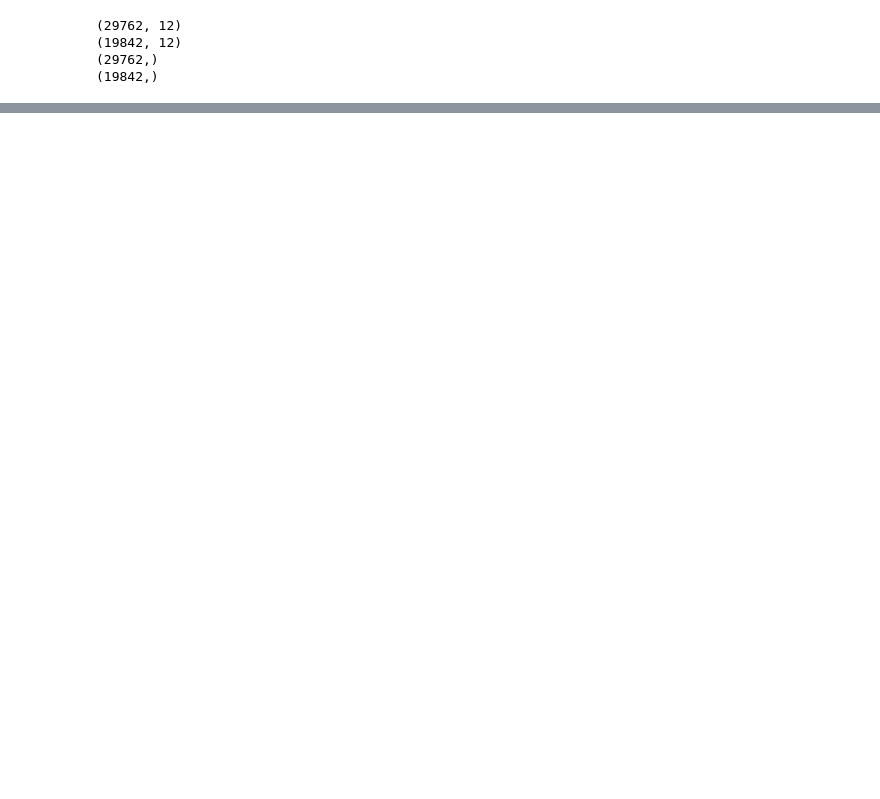
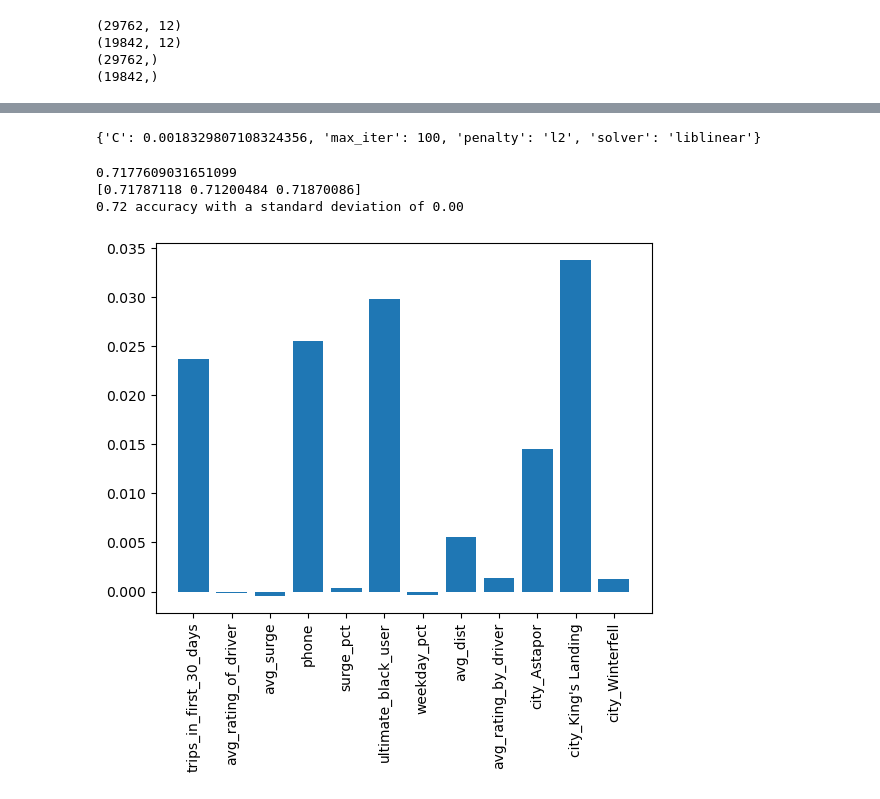
Before and after one commit to kpark11/Springboard, a Jupyter notebook: Take-Home-Challenge-Unit-26/ultimate_challenge/Ultimate-Technologies-Inc/analysis.ipynb, the cells around one changed output, grey strips where cells are left out. Saved outputs shown, nothing was run; the diff lists cells and outputs as text; code cells hidden in the pictures; blank space fills up the shorter version.

```diff
--- a/Take-Home-Challenge-Unit-26/ultimate_challenge/Ultimate-Technologies-Inc/analysis.ipynb
+++ b/Take-Home-Challenge-Unit-26/ultimate_challenge/Ultimate-Technologies-Inc/analysis.ipynb
@@ -505,3 +497,38 @@ print("%0.2f accuracy with a standard deviation of %0.2f" % (scores.mean(), scor
+# %%
+from sklearn.model_selection import GridSearchCV
+
+param_grid = {
+    'C': np.logspace(-4, 4, 20),
+    'solver': ["lbfgs", "liblinear", "newton-cg"],
+    'penalty': ['l2'],
+    'max_iter': [100]
+}
+
+
+GS_LR = GridSearchCV(estimator=LR, param_grid=param_grid,cv=3)
+GS_LR.fit(X, y)
+print(GS_LR.best_params_)
+# %% [output]
+{'C': 0.0018329807108324356, 'max_iter': 100, 'penalty': 'l2', 'solver': 'liblinear'}
+# %%
+LR = LogisticRegression(C=GS_LR.best_params_['C'],max_iter=GS_LR.best_params_['max_iter'],penalty=GS_LR.best_params_['penalty'],solver=GS_LR.best_params_['solver'],random_state=42)
+LR_model = LR.fit(X_train, y_train)
+print(LR_model.score(X_train,y_train))
+scores = cross_val_score(LR, X, y, cv=3)
+print(scores)
+print("%0.2f accuracy with a standard deviation of %0.2f" % (scores.mean(), scores.std()))
+# %% [output]
+0.7177609031651099
+[0.71787118 0.71200484 0.71870086]
+0.72 accuracy with a standard deviation of 0.00
+# %%
+LR_model_fi = permutation_importance(LR_model, X_train, y_train)
+
+plt.bar(df_data_dummies.drop(columns=['signup_date','last_trip_date','retained']).columns,LR_model_fi['importances_mean'])
+plt.xticks(rotation=90)
+plt.show()
+# %% [output]
+[figure, added]
 # %%
 from sklearn.ensemble import RandomForestClassifier
 # %%
```
Also changed, not shown: parts of 31 cells of this notebook, 1 other file.
